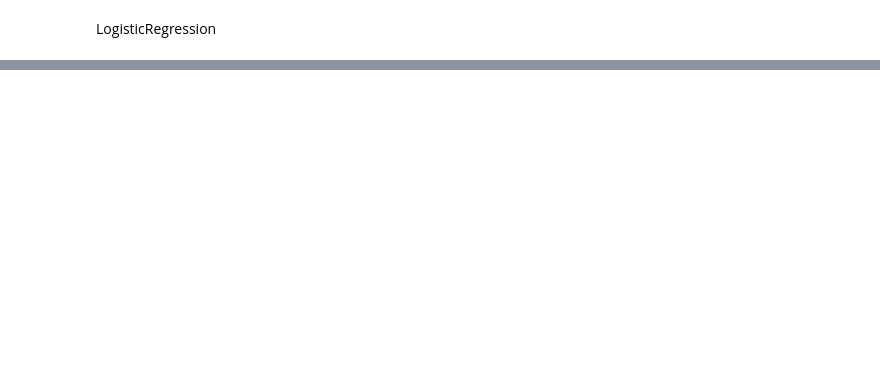
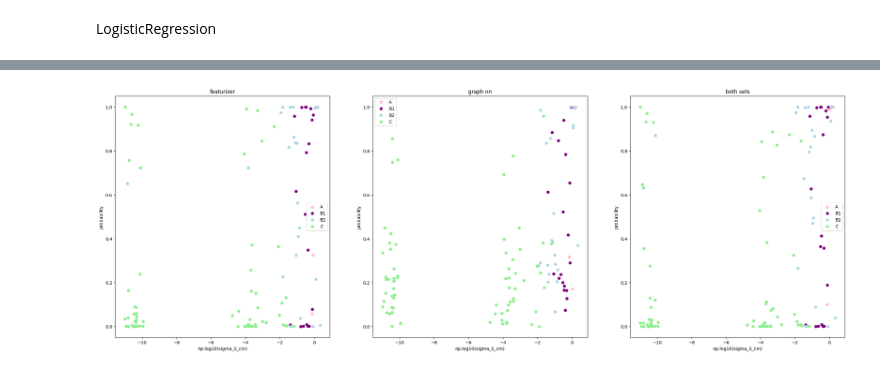
Before and after one commit to volyachka/material-project, a Jupyter notebook: baseline.ipynb, the cells around one changed output, grey strips where cells are left out. Saved outputs shown, nothing was run; the diff lists cells and outputs as text; code cells hidden in the pictures; blank space fills up the shorter version.

```diff
--- a/baseline.ipynb
+++ b/baseline.ipynb
@@ -42,7 +35,2 @@ for i in range(5):
-# %%
-df = dfs[0]
-X, y = (df.drop(['is_good', 'stru_label', 'stru_id', 'barrier'], axis=1).to_numpy(), df['is_good'].astype(int).to_numpy())
-scaler = StandardScaler()
-X_scaled = scaler.fit_transform(X)
 # %% [markdown]
 LogisticRegression
@@ -118,0 +163,14 @@ print(estimated_mean, estimated_std)
+# %%
+X_kahle_merged = np.concatenate([X_kahle, X_kahle_nn], axis = 1)
+X_mpdb_merged = np.concatenate([X_mpdb, X_mpdb_nn], axis = 1)
+
+feature_names_merged = np.concatenate([feature_names, feature_names_nn], axis = 0)
+# feature_weights_merged = np.concatenate([feature_weights, feature_weights_nn], axis = 0)
+# %%
+params = {
+        "max_iter": 300,
+    }
+
+pipeline_merged = ModelEvaluation(df_kahle_fin_nn, model_name = 'logreg', params = params)
+pipeline_merged.fit(X_kahle_merged, np.ones(X_kahle_nn.shape[1]), thr_positive = 1e-1, thr_negative = 1e-2, feature_names = feature_names_merged)
+pipeline_merged.evaluate(num_of_evaluations = 1, X_mpdb = X_mpdb_merged)
@@ -118,0 +199,28 @@ print(estimated_mean, estimated_std)
+# %%
+def plot_distribution(df, axs, preds, title):
+
+    df['preds'] = preds
+
+    A = df[df['group'] == 'A']
+    B1 = df[df['group'] == 'B1']
+    B2 = df[df['group'] == 'B2']
+    C = df[df['group'] == 'C']
+
+    axs.scatter(np.log10(A['sigma_S_cm']).to_list(), A['preds'].to_list(), label='A', c = 'pink')
+    axs.scatter(np.log10(B1['sigma_S_cm']).to_list(), B1['preds'].to_list(), label='B1', c = 'purple')
+    axs.scatter(np.log10(B2['sigma_S_cm']).to_list(), B2['preds'].to_list(), label='B2', c = 'lightblue')
+    axs.scatter(np.log10(C['sigma_S_cm']).to_list(), C['preds'].to_list(), label='C', c = 'lightgreen')
+
+    axs.set_ylabel('probability')
+    axs.set_xlabel('np.log10(sigma_S_cm)')
+
+    axs.set_title(title);
+    axs.legend();
+# %%
+fig, axs = plt.subplots(1, 3, figsize=(30, 10))
+
+plot_distribution(df_kahle_fin, axs[0], pipeline.preds_kahle[0], 'featurizer')
+plot_distribution(df_kahle_fin, axs[1], pipeline_nn.preds_kahle[0], 'graph nn')
+plot_distribution(df_kahle_fin, axs[2], pipeline_merged.preds_kahle[0], 'both sets')
+# %% [output]
+[figure, added]
```
Also changed, not shown: parts of 36 cells of this notebook, 4 other files.
